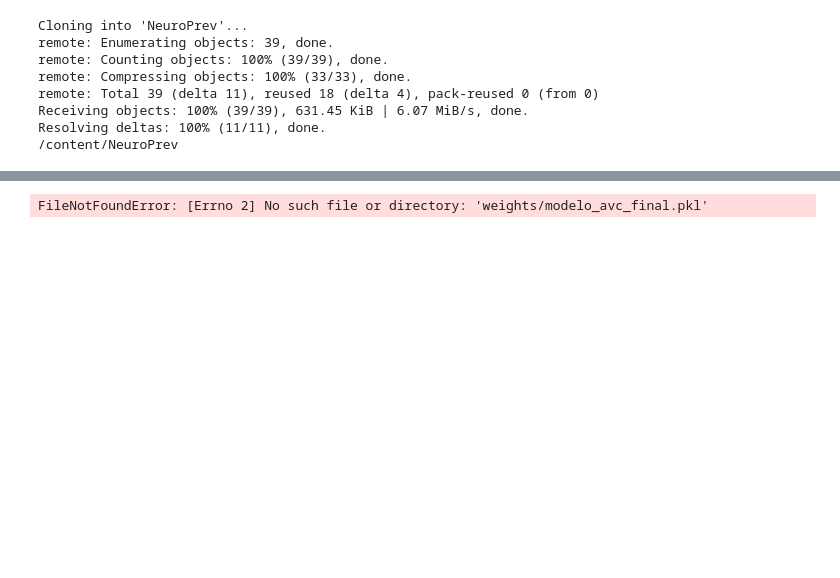
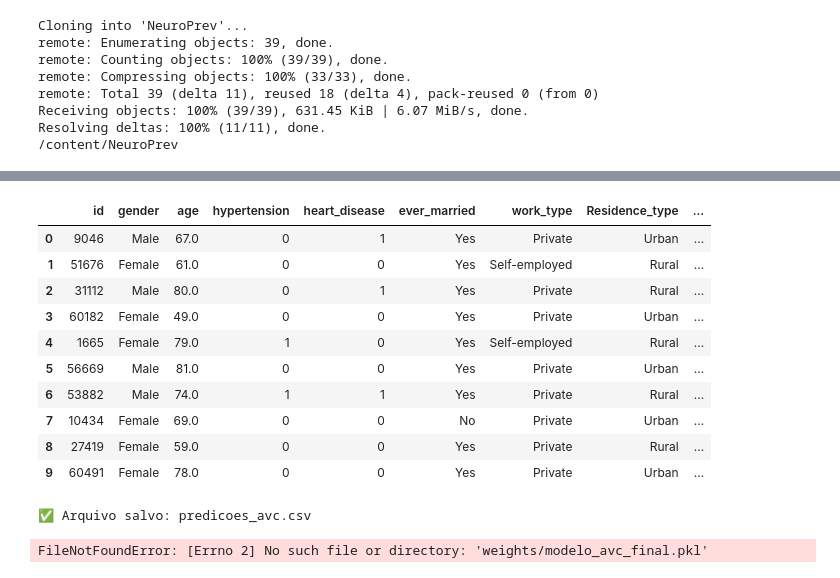
Before and after one commit to luiseduaardo/NeuroPrev, a Jupyter notebook: inferência.ipynb, the cells around one changed output, grey strips where cells are left out. Cells and saved outputs as stored; diff of their text form; code cells hidden in the pictures; blank space fills up the shorter version.

```diff
--- a/inferência.ipynb
+++ b/inferência.ipynb
@@ -14,0 +43,24 @@ Resolving deltas: 100% (11/11), done.
+# %%
+#preprocessamento pra inferencia
+def preprocess_for_inference(df_raw: pd.DataFrame, median_bmi: float, feature_columns: list[str]) -> pd.DataFrame:
+    df = df_raw.copy()
+
+    if "stroke" in df.columns:
+        df = df.drop("stroke", axis=1)
+    if "id" in df.columns:
+        df = df.drop("id", axis=1)
+
+    # imputação bmi com valor dos weights
+    if "bmi" in df.columns:
+        df["bmi"] = df["bmi"].fillna(median_bmi)
+
+    # one-hot encoding
+    X = pd.get_dummies(df)
+
+    # alinhar colunas
+    X = X.reindex(columns=feature_columns, fill_value=0)
+
+    return X
+# %%
+df_input = pd.read_csv("dataset/healthcare-dataset-stroke-data.csv")
+df_input.head()
@@ -15,3 +74,31 @@ Resolving deltas: 100% (11/11), done.
+# %%
+X_input = preprocess_for_inference(df_input, median_bmi, feature_columns)
+
+proba = model.predict_proba(X_input)[:, 1]
+pred = (proba >= threshold).astype(int)
+
+saida = df_input.copy()
+saida["prob_avc"] = proba
+saida["pred_avc"] = pred
+
+saida.head(10)
+# %% [output]
+|  | id | gender | age | hypertension | heart_disease | ever_married | work_type | Residence_type | ... |
+| 0 | 9046 | Male | 67.0 | 0 | 1 | Yes | Private | Urban | ... |
+| 1 | 51676 | Female | 61.0 | 0 | 0 | Yes | Self-employed | Rural | ... |
+| 2 | 31112 | Male | 80.0 | 0 | 1 | Yes | Private | Rural | ... |
+| 3 | 60182 | Female | 49.0 | 0 | 0 | Yes | Private | Urban | ... |
+| 4 | 1665 | Female | 79.0 | 1 | 0 | Yes | Self-employed | Rural | ... |
+| 5 | 56669 | Male | 81.0 | 0 | 0 | Yes | Private | Urban | ... |
+| 6 | 53882 | Male | 74.0 | 1 | 1 | Yes | Private | Rural | ... |
+| 7 | 10434 | Female | 69.0 | 0 | 0 | No | Private | Urban | ... |
+| 8 | 27419 | Female | 59.0 | 0 | 0 | Yes | Private | Rural | ... |
+| 9 | 60491 | Female | 78.0 | 0 | 0 | Yes | Private | Urban | ... |
+# %%
+saida.to_csv("predicoes_avc.csv", index=False)
+print("✅ Arquivo salvo: predicoes_avc.csv")
+# %% [output]
+✅ Arquivo salvo: predicoes_avc.csv
 # %%
 import pandas as pd
 import joblib
```
Also changed, not shown: parts of 3 cells of this notebook, 5 other files.
